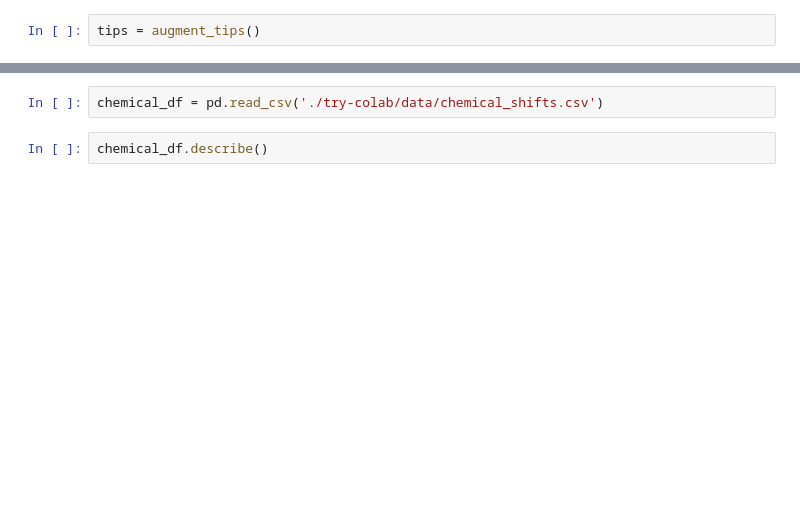
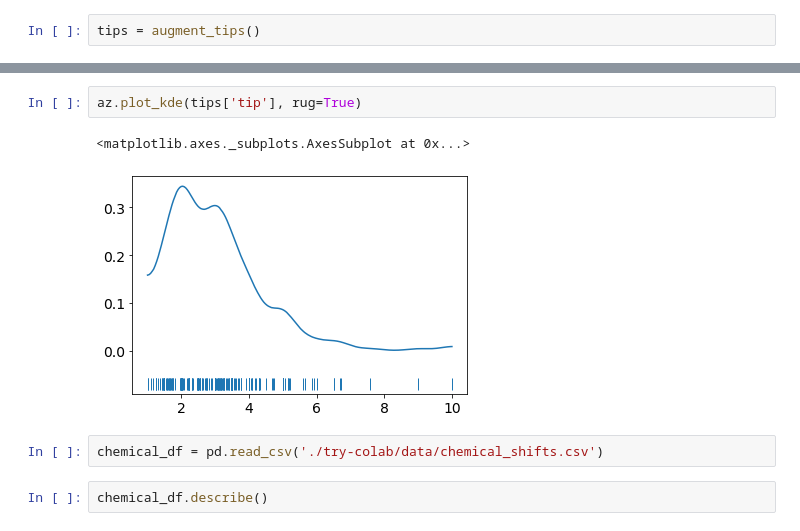
Before and after one commit to ctarrington/try-colab, a Jupyter notebook: external_files.ipynb, the cells around one changed output, grey strips where cells are left out. Drawn from its saved outputs; the diff is of its cells as text; blank space fills up the shorter version.

```diff
--- a/external_files.ipynb
+++ b/external_files.ipynb
@@ -20,3 +44,8 @@ tips.describe()
+# %%
+az.plot_kde(tips['tip'], rug=True)
+# %% [output]
+<matplotlib.axes._subplots.AxesSubplot at 0x...>
+[figure, added]
 # %%
 chemical_df = pd.read_csv('./try-colab/data/chemical_shifts.csv')
 # %%
```
Also changed, not shown: parts of 7 cells of this notebook.
